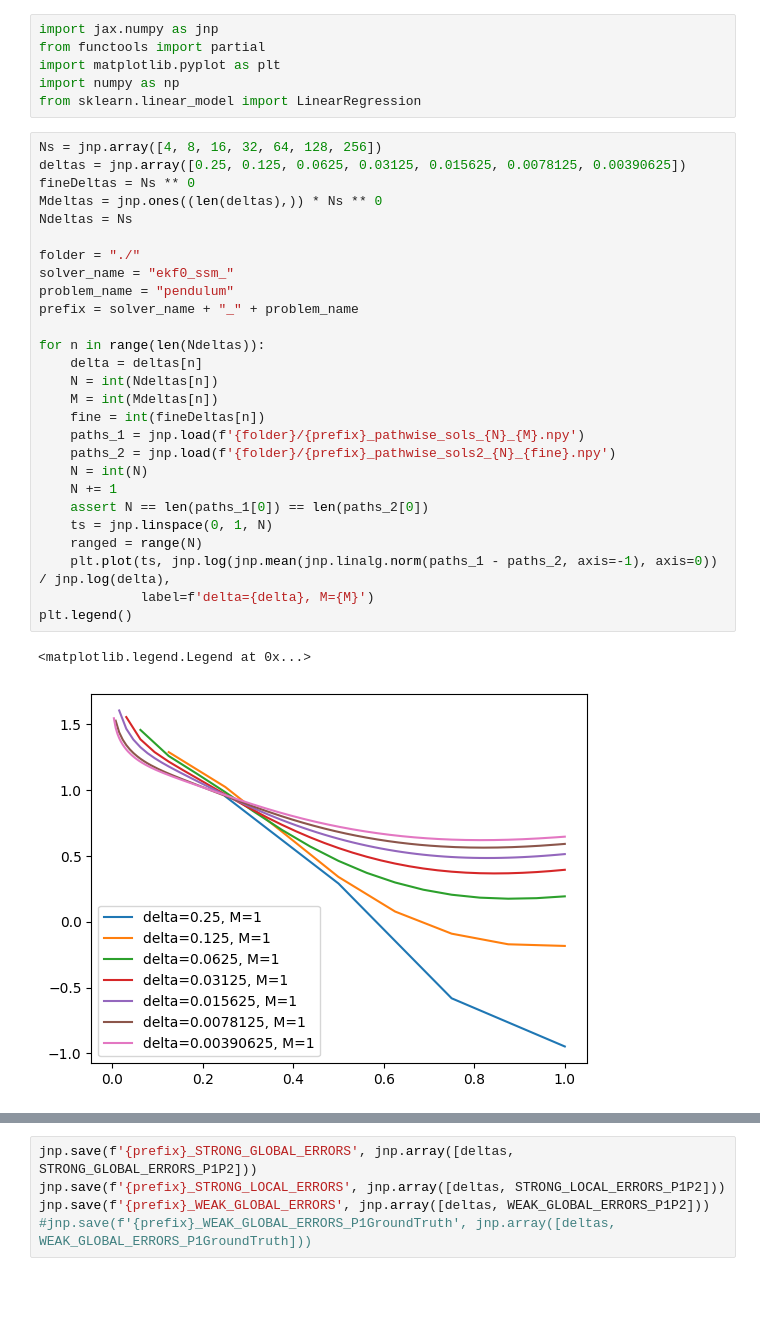
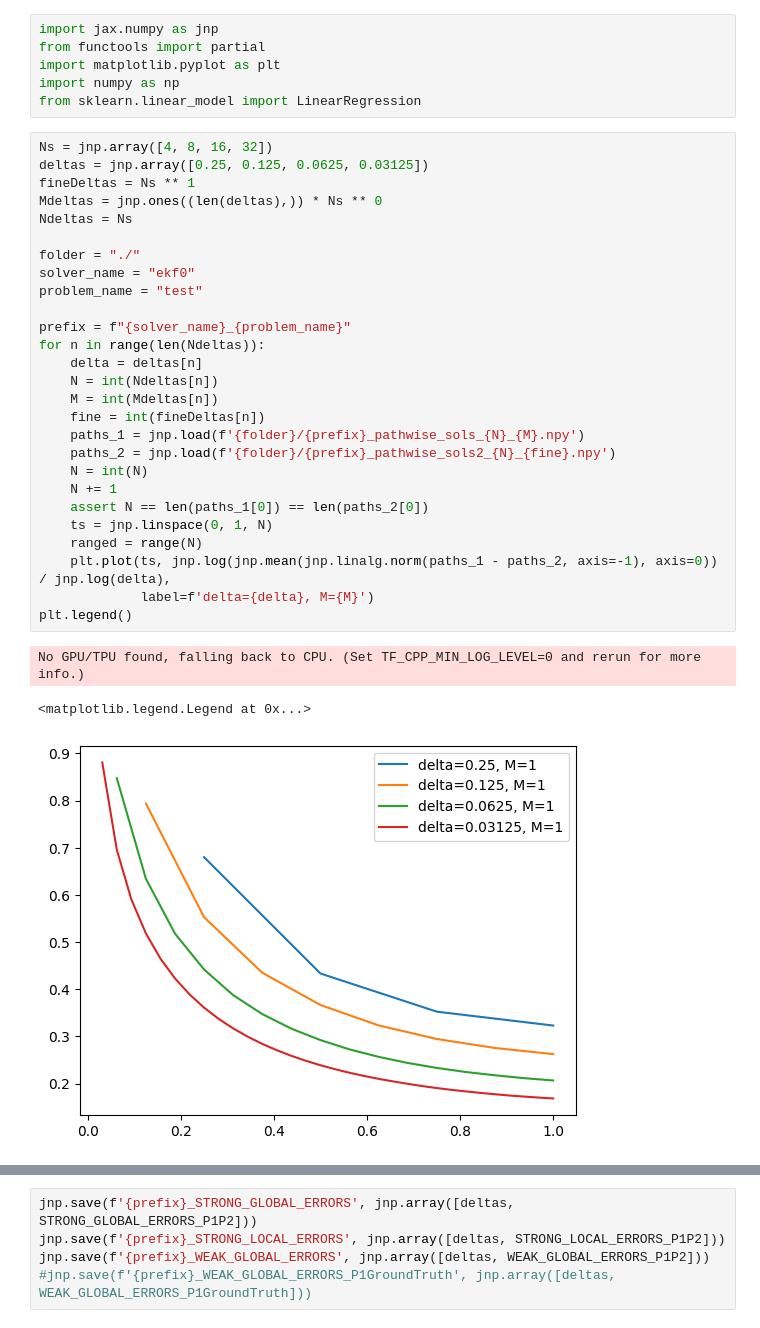
Before and after one commit to ylefay/bayesianSDEsolver, a Jupyter notebook: scripts/Untitled.ipynb, the cells around one changed output, grey strips where cells are left out. Drawn from its saved outputs; the diff is of its cells as text; blank space fills up the shorter version.

```diff
--- a/scripts/Untitled.ipynb
+++ b/scripts/Untitled.ipynb
@@ -5,35 +5,36 @@ import matplotlib.pyplot as plt
 import numpy as np
 from sklearn.linear_model import LinearRegression
 # %%
-Ns = jnp.array([4, 8, 16, 32, 64, 128, 256])
-deltas = jnp.array([0.25, 0.125, 0.0625, 0.03125, 0.015625, 0.0078125, 0.00390625])
-fineDeltas = Ns ** 0
+Ns = jnp.array([4, 8, 16, 32])
+deltas = jnp.array([0.25, 0.125, 0.0625, 0.03125])
+fineDeltas = Ns ** 1
 Mdeltas = jnp.ones((len(deltas),)) * Ns ** 0
 Ndeltas = Ns
 
 folder = "./"
-solver_name = "ekf0_ssm_"
-problem_name = "pendulum"
-prefix = solver_name + "_" + problem_name
+solver_name = "ekf0"
+problem_name = "test"
 
+prefix = f"{solver_name}_{problem_name}"
 for n in range(len(Ndeltas)):
     delta = deltas[n]
     N = int(Ndeltas[n])
     M = int(Mdeltas[n])
     fine = int(fineDeltas[n])
     paths_1 = jnp.load(f'{folder}/{prefix}_pathwise_sols_{N}_{M}.npy')
     paths_2 = jnp.load(f'{folder}/{prefix}_pathwise_sols2_{N}_{fine}.npy')
     N = int(N)
     N += 1
     assert N == len(paths_1[0]) == len(paths_2[0])
     ts = jnp.linspace(0, 1, N)
     ranged = range(N)
     plt.plot(ts, jnp.log(jnp.mean(jnp.linalg.norm(paths_1 - paths_2, axis=-1), axis=0)) / jnp.log(delta),
              label=f'delta={delta}, M={M}')
 plt.legend()
 # %% [output]
-<matplotlib.legend.Legend at 0x...>
+No GPU/TPU found, falling back to CPU. (Set TF_CPP_MIN_LOG_LEVEL=0 and rerun for more info.)
+<matplotlib.legend.Legend at 0x...>
-[figure, old version]
+[figure, new version]
 # %%
 STRONG_GLOBAL_ERRORS_P1P2 = []
 STRONG_LOCAL_ERRORS_P1P2 = []
```
Also changed, not shown: parts of 6 cells of this notebook, 13 other files.
